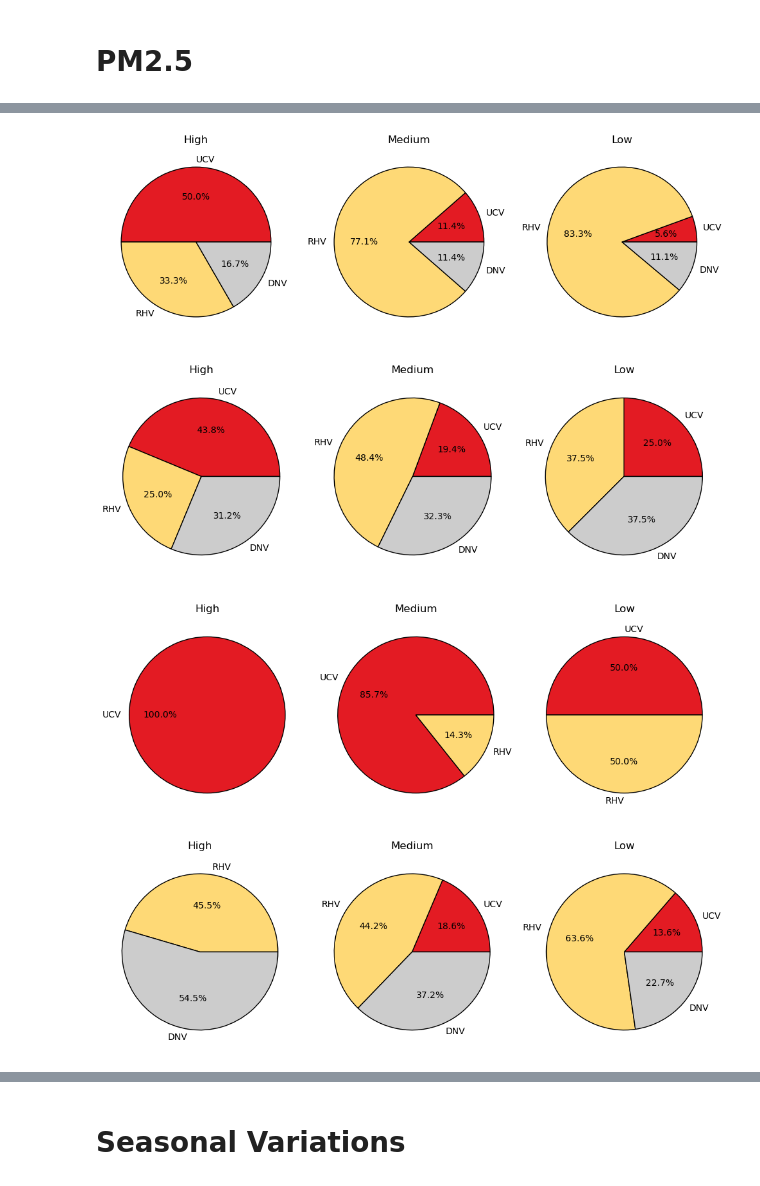
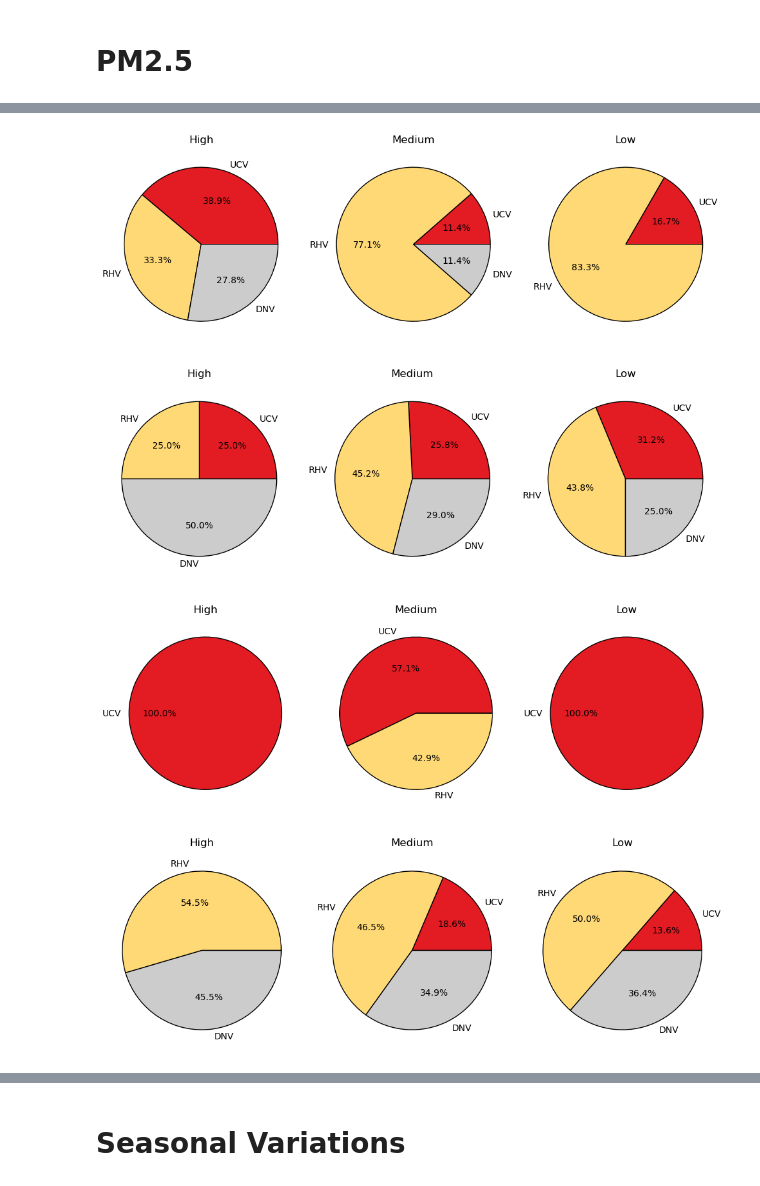
Before and after one commit to do-duytung/slcp-vietnam, a Jupyter notebook: basestats.ipynb, the cells around one changed output, grey strips where cells are left out. Saved outputs shown, nothing was run; the diff lists cells and outputs as text; code cells hidden in the pictures.

```diff
--- a/basestats.ipynb
+++ b/basestats.ipynb
@@ -233,6 +286,13 @@ import matplotlib.pyplot as plt
 
 # Load data
 df = pd.read_csv('data/slcp_2019-2021_raw.csv', index_col=0, parse_dates=True)
+# Change column name of BC to BC1h
+df.rename(columns={'BC': 'BC1h'}, inplace=True)
+
+bc10m = pd.read_csv('data/BC10m2.csv', index_col=0, parse_dates=True)
+bc10m = bc10m[['BC']]
+bc10m = bc10m.resample('H').mean()
+df = pd.concat([df, bc10m], axis=1)
 
 # Calculate BC/PM2.5 ratio
 df['BC/PM2.5'] = df['BC'] / df['PM2.5']
@@ -263,7 +323,7 @@ for i, (season, months) in enumerate(seasons.items()):
 
         # Configure subplot
         axs[i][j].set_title(month)
-        axs[i][j].set_ylim(0, 0.2)
+        axs[i][j].set_ylim(0, 0.4)
         axs[i][j].margins(x=0)
         axs[i][0].set_ylabel('BC/PM2.5 ratio')
         axs[i][1].set_yticklabels([])
@@ -298,9 +358,14 @@ df.describe()
 # %%
 import pandas as pd
 # Load SLCP2019daily.csv into a DataFrame
-df_2019 = pd.read_csv('SLCP2019daily.csv', index_col='Tstamp', parse_dates=True)
+df = pd.read_csv('data/SLCP2019daily.csv', index_col='Tstamp', parse_dates=True)
 
 # Drop PM2.5 na values
-df_2019 = df_2019.dropna(subset=['PM2.5mean', 'Dpattern'])
-df_2019.isna().sum()
+df = df.dropna(subset=['BCmean', 'Dpattern'])
+
+# year = 2019
+# df = df[df.index.year == year]
+# species = 'BCmean'
+# df = df[species]
+df.head()
 # %% [output]
@@ -326,52 +380,52 @@ dtype: int64
 import matplotlib.pyplot as plt
 
 # Mask df_2019['PM2.5'] with each season
-winter_2019 = df_2019.loc[df_2019.index.month.isin([12, 1, 2])]
-spring_2019 = df_2019.loc[df_2019.index.month.isin([3, 4, 5])]
-summer_2019 = df_2019.loc[df_2019.index.month.isin([6, 7, 8])]
-fall_2019 = df_2019.loc[df_2019.index.month.isin([9, 10, 11])]
-seasons_2019 = [winter_2019, spring_2019, summer_2019, fall_2019]
+winter = df.loc[df.index.month.isin([12, 1, 2])]
+spring = df.loc[df.index.month.isin([3, 4, 5])]
+summer = df.loc[df.index.month.isin([6, 7, 8])]
+fall = df.loc[df.index.month.isin([9, 10, 11])]
+seasons = [winter, spring, summer, fall]
 
 # Separate PM2.5 of each season into high, medium, and low dataframes by IQR
-for season in seasons_2019:
-    first_quartile = season['PM2.5mean'].quantile(0.25) # first quartile
-    third_quartile = season['PM2.5mean'].quantile(0.75) # third quartile
-    season_high = season.loc[season['PM2.5mean'] > third_quartile]
-    season_medium = season.loc[(season['PM2.5mean'] > first_quartile) & (season['PM2.5mean'] <= third_quartile)]
-    season_low = season.loc[season['PM2.5mean'] <= first_quartile]
+for season in seasons:
+    first_quartile = season[species].quantile(0.25) # first quartile
+    third_quartile = season[species].quantile(0.75) # third quartile
+    season_high = season.loc[season[species] > third_quartile]
+    season_medium = season.loc[(season[species] > first_quartile) & (season[species] <= third_quartile)]
+    season_low = season.loc[season[species] <= first_quartile]
 
     # Create pie charts for PM2.5 diurnal patterns for each high, medium, low category
     fig, axs = plt.subplots(nrows=1, ncols=3, figsize=(10, 10))
     colors = ['#E31B23', '#FED976', '#CCCCCC']
     labels = ['UCV', 'RHV', 'DNV']
 
     def autopct_format(pct):
         return f'{pct:.1f}%' if pct > 0 else ''
 
     for ax, data, title, color in zip(axs, [season_high, season_medium, season_low], ['High', 'Medium', 'Low'], colors):
         values = data['Dpattern'].value_counts().reindex(labels, fill_value=0)
         # Plot the pie chart
         patches, texts, autotexts = ax.pie(values, labels=values.index, autopct=autopct_format, colors=colors)
         ax.set_title(title)
         ax.set_aspect('equal')
         ax.axis('off')
 
         # Hide labels and autopct values for patches with 0 percent
         for i, p in enumerate(patches):
             if values[i] == 0:
                 texts[i].set_text('')
                 autotexts[i].set_text('')
             else:
                 # autotexts[i].set_color('white')
                 # Set line color of patches to black
                 p.set_edgecolor('black')
     plt.tight_layout()
     plt.show()
 # %% [output]
-[figure, old version]
+[figure, new version]
-[figure, old version]
+[figure, new version]
-[figure, old version]
+[figure, new version]
-[figure, old version]
+[figure, new version]
 # %%
 df.head()
 # %% [output]
```
Also changed, not shown: parts of 16 cells of this notebook, 4 other files.
